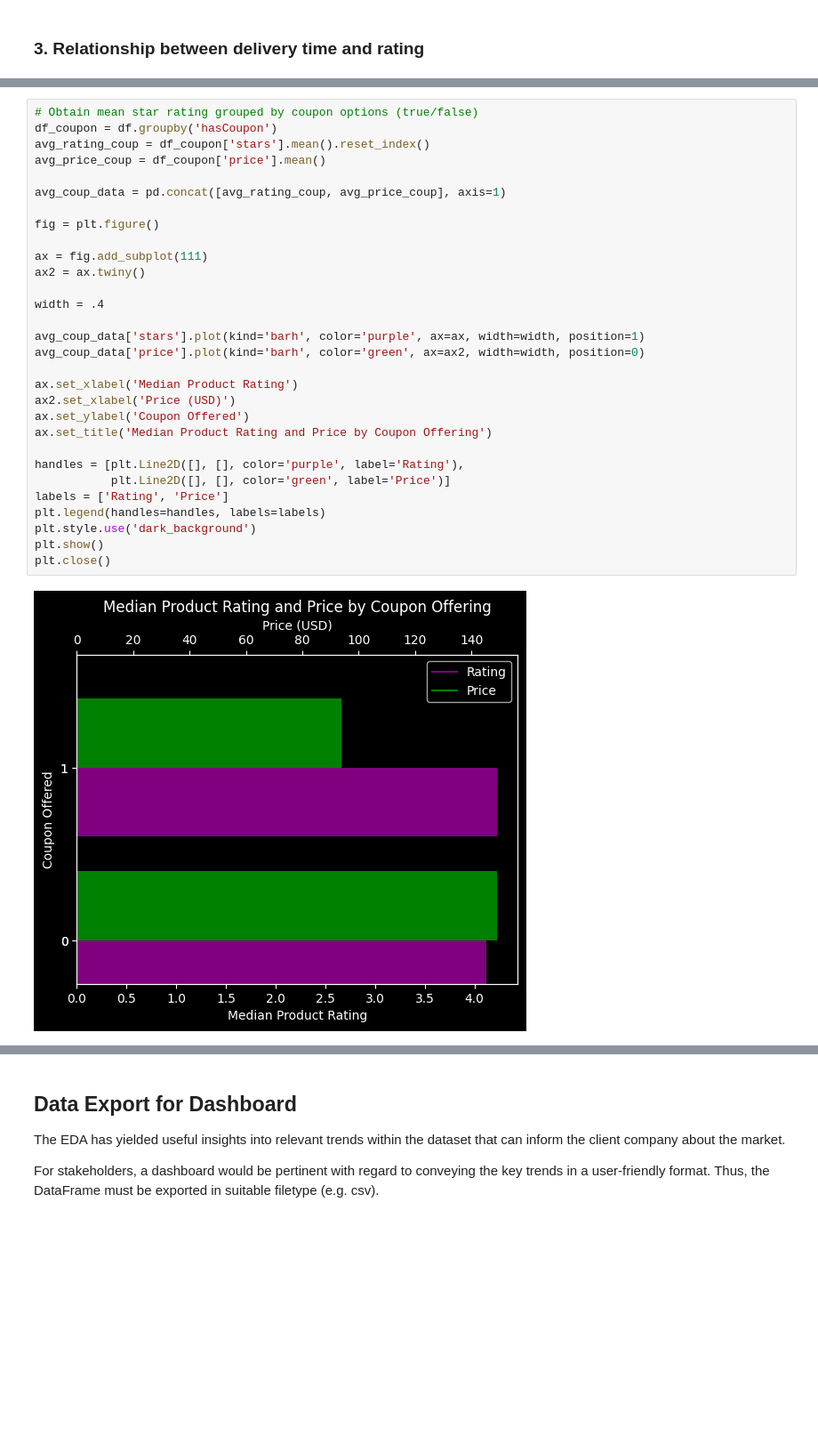
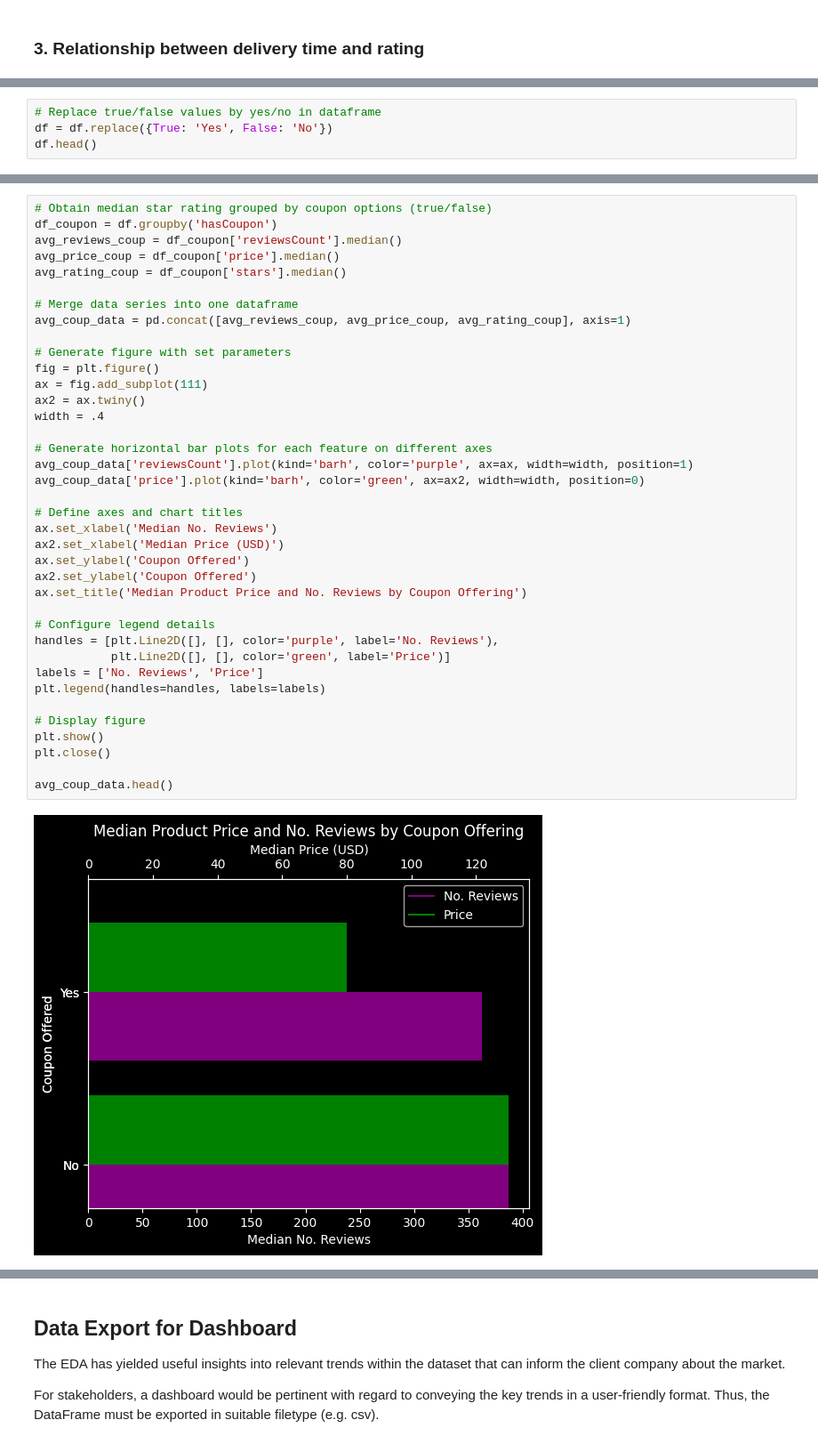
Before and after one commit to dilraj451/Amazon-Ecommerce-Analysis, a Jupyter notebook: eda.ipynb, the cells around one changed output, grey strips where cells are left out. Shown: that part at 89% size. Saved outputs shown, nothing was run; the diff lists cells and outputs as text; blank space fills up the shorter version.

```diff
--- a/eda.ipynb
+++ b/eda.ipynb
@@ -323,0 +371,4 @@ plt.close()
+# %%
+# Replace true/false values by yes/no in dataframe
+df = df.replace({True: 'Yes', False: 'No'})
+df.head()
@@ -324,32 +382,40 @@ plt.close()
 # %%
-# Obtain mean star rating grouped by coupon options (true/false)
+# Obtain median star rating grouped by coupon options (true/false)
 df_coupon = df.groupby('hasCoupon')
-avg_rating_coup = df_coupon['stars'].mean().reset_index()
-avg_price_coup = df_coupon['price'].mean()
+avg_reviews_coup = df_coupon['reviewsCount'].median()
+avg_price_coup = df_coupon['price'].median()
+avg_rating_coup = df_coupon['stars'].median()
 
-avg_coup_data = pd.concat([avg_rating_coup, avg_price_coup], axis=1)
+# Merge data series into one dataframe
+avg_coup_data = pd.concat([avg_reviews_coup, avg_price_coup, avg_rating_coup], axis=1)
 
+# Generate figure with set parameters
 fig = plt.figure()
-
 ax = fig.add_subplot(111)
 ax2 = ax.twiny()
-
 width = .4
 
-avg_coup_data['stars'].plot(kind='barh', color='purple', ax=ax, width=width, position=1)
+# Generate horizontal bar plots for each feature on different axes
+avg_coup_data['reviewsCount'].plot(kind='barh', color='purple', ax=ax, width=width, position=1)
 avg_coup_data['price'].plot(kind='barh', color='green', ax=ax2, width=width, position=0)
 
-ax.set_xlabel('Median Product Rating')
-ax2.set_xlabel('Price (USD)')
+# Define axes and chart titles
+ax.set_xlabel('Median No. Reviews')
+ax2.set_xlabel('Median Price (USD)')
 ax.set_ylabel('Coupon Offered')
-ax.set_title('Median Product Rating and Price by Coupon Offering')
+ax2.set_ylabel('Coupon Offered')
+ax.set_title('Median Product Price and No. Reviews by Coupon Offering')
 
-handles = [plt.Line2D([], [], color='purple', label='Rating'),
+# Configure legend details
+handles = [plt.Line2D([], [], color='purple', label='No. Reviews'),
            plt.Line2D([], [], color='green', label='Price')]
-labels = ['Rating', 'Price']
+labels = ['No. Reviews', 'Price']
 plt.legend(handles=handles, labels=labels)
-plt.style.use('dark_background')
+
+# Display figure
 plt.show()
 plt.close()
+
+avg_coup_data.head()
 # %% [output]
-[figure, old version]
+[figure, new version]
```
Also changed, not shown: parts of 40 cells of this notebook.
